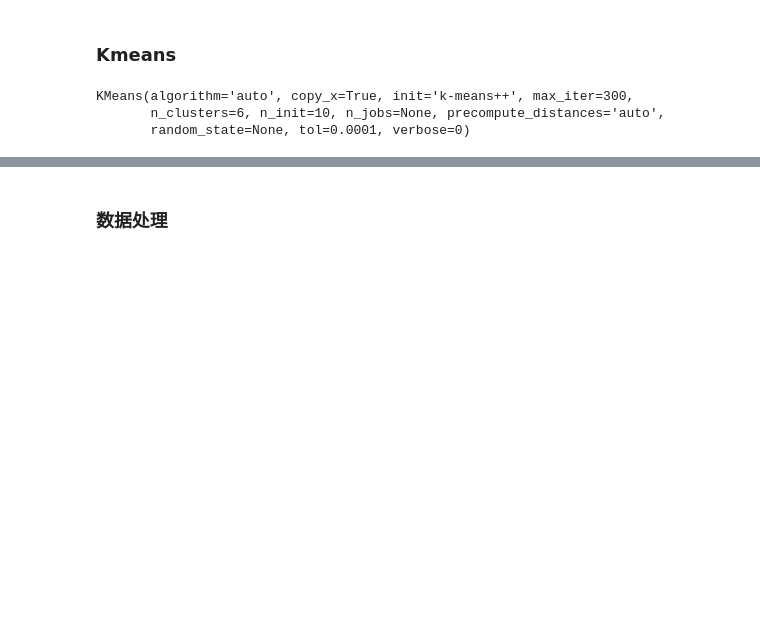
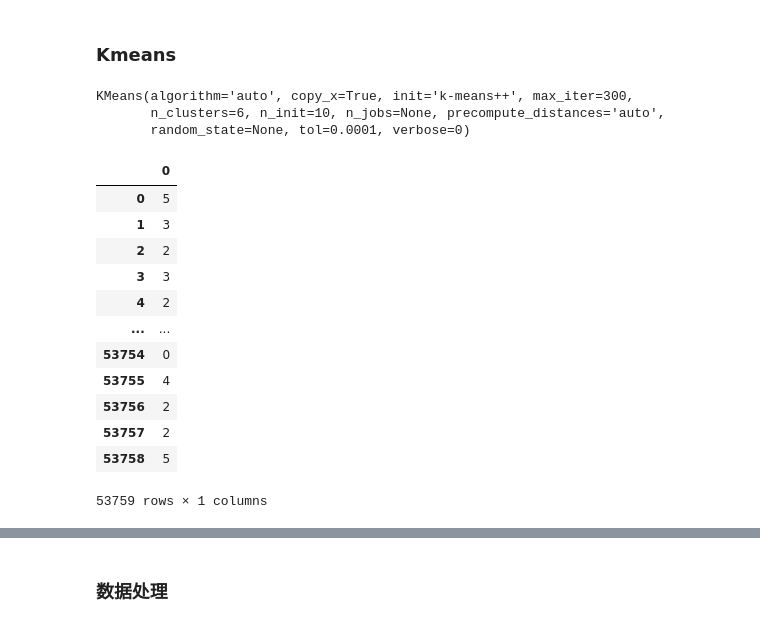
Before and after one commit to BryceYuZh/IABDC, a Jupyter notebook: LSTM/lstm.ipynb, the cells around one changed output, grey strips where cells are left out. Cells and saved outputs as stored; diff of their text form; code cells hidden in the pictures; blank space fills up the shorter version.

```diff
--- a/LSTM/lstm.ipynb
+++ b/LSTM/lstm.ipynb
@@ -81,0 +75,19 @@ td['mode'] = k_cluster2.labels_
+# %%
+train_mode = pd.DataFrame(k_cluster.labels_)
+test_mode = pd.DataFrame(k_cluster.predict(test_data))
+# %%
+train_mode
+# %% [output]
+|  | 0 |
+| 0 | 5 |
+| 1 | 3 |
+| 2 | 2 |
+| 3 | 3 |
+| 4 | 2 |
+| ... | ... |
+| 53754 | 0 |
+| 53755 | 4 |
+| 53756 | 2 |
+| 53757 | 2 |
+| 53758 | 5 |
+53759 rows × 1 columns
```
Also changed, not shown: parts of 28 cells of this notebook, 8 other files.
